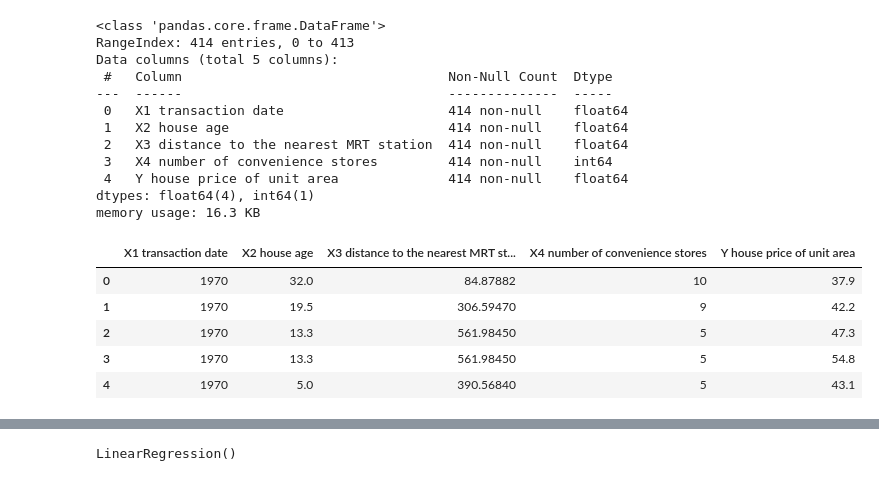
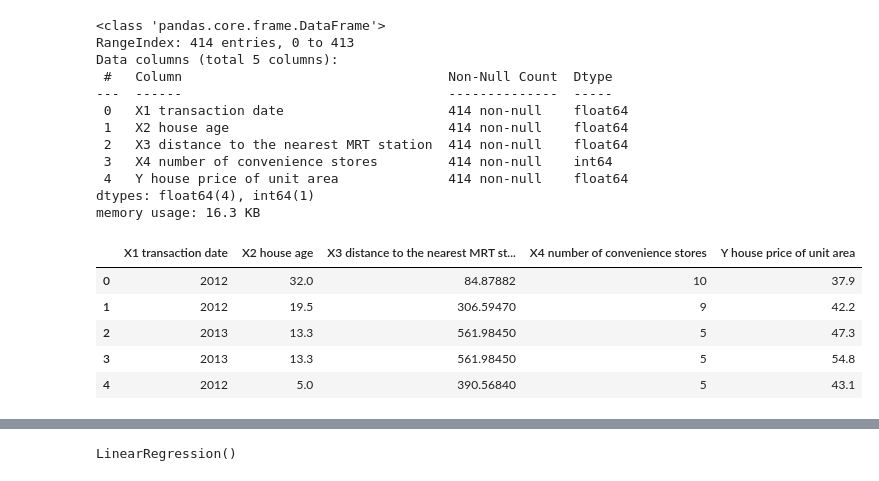
Before and after one commit to arin8738/class6_assignment, a Jupyter notebook: assignment_class_06.ipynb, the cells around one changed output, grey strips where cells are left out. Cells and saved outputs as stored; diff of their text form; code cells hidden in the pictures.

```diff
--- a/assignment_class_06.ipynb
+++ b/assignment_class_06.ipynb
@@ -13,5 +13,5 @@ df.head()
 | 3 | 4 | 2013.500 | 13.3 | 561.98450 | 5 | 24.98746 | ... |
 | 4 | 5 | 2012.833 | 5.0 | 390.56840 | 5 | 24.97937 | ... |
 # %%
-df2=df.drop(["No","X5 latitude","X6 longitude"],axis=1)
+df=df.drop(["No","X5 latitude","X6 longitude"],axis=1)
 # %%
@@ -39,13 +39,16 @@ Data columns (total 5 columns):
 dtypes: float64(4), int64(1)
 memory usage: 16.3 KB
 # %%
-df2['X1 transaction date'] = pd.to_datetime(df2['X1 transaction date']).dt.year
+#df2['X1 transaction date'] = pd.to_datetime(df2['X1 transaction date']).dt.year
+#df2['X1 transaction date'] = df2['X1 transaction date'].astype(str).str[:4]
+df['X1 transaction date'] = df['X1 transaction date'].astype(str).str.extract(r'^(\d{4})')[0]
+df['X1 transaction date'] = df['X1 transaction date'].astype(int)
 # %%
-df2.head()
+df.head()
 # %% [output]
 |  | X1 transaction date | X2 house age | X3 distance to the nearest MRT st... | X4 number of convenience stores | Y house price of unit area |
-| 0 | 1970 | 32.0 | 84.87882 | 10 | 37.9 |
-| 1 | 1970 | 19.5 | 306.59470 | 9 | 42.2 |
-| 2 | 1970 | 13.3 | 561.98450 | 5 | 47.3 |
-| 3 | 1970 | 13.3 | 561.98450 | 5 | 54.8 |
-| 4 | 1970 | 5.0 | 390.56840 | 5 | 43.1 |
+| 0 | 2012 | 32.0 | 84.87882 | 10 | 37.9 |
+| 1 | 2012 | 19.5 | 306.59470 | 9 | 42.2 |
+| 2 | 2013 | 13.3 | 561.98450 | 5 | 47.3 |
+| 3 | 2013 | 13.3 | 561.98450 | 5 | 54.8 |
+| 4 | 2012 | 5.0 | 390.56840 | 5 | 43.1 |
```
Also changed, not shown: parts of 17 cells of this notebook.
